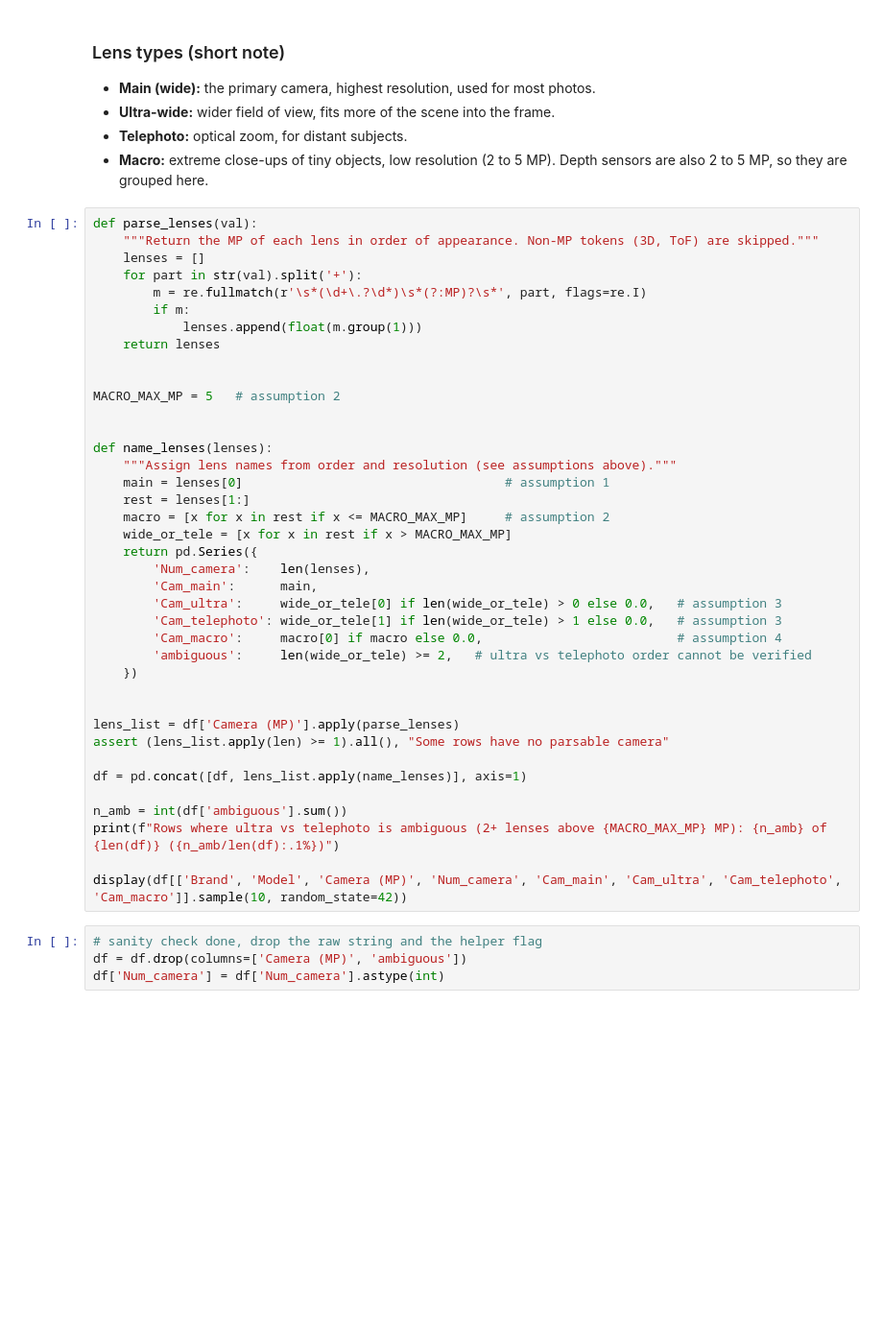
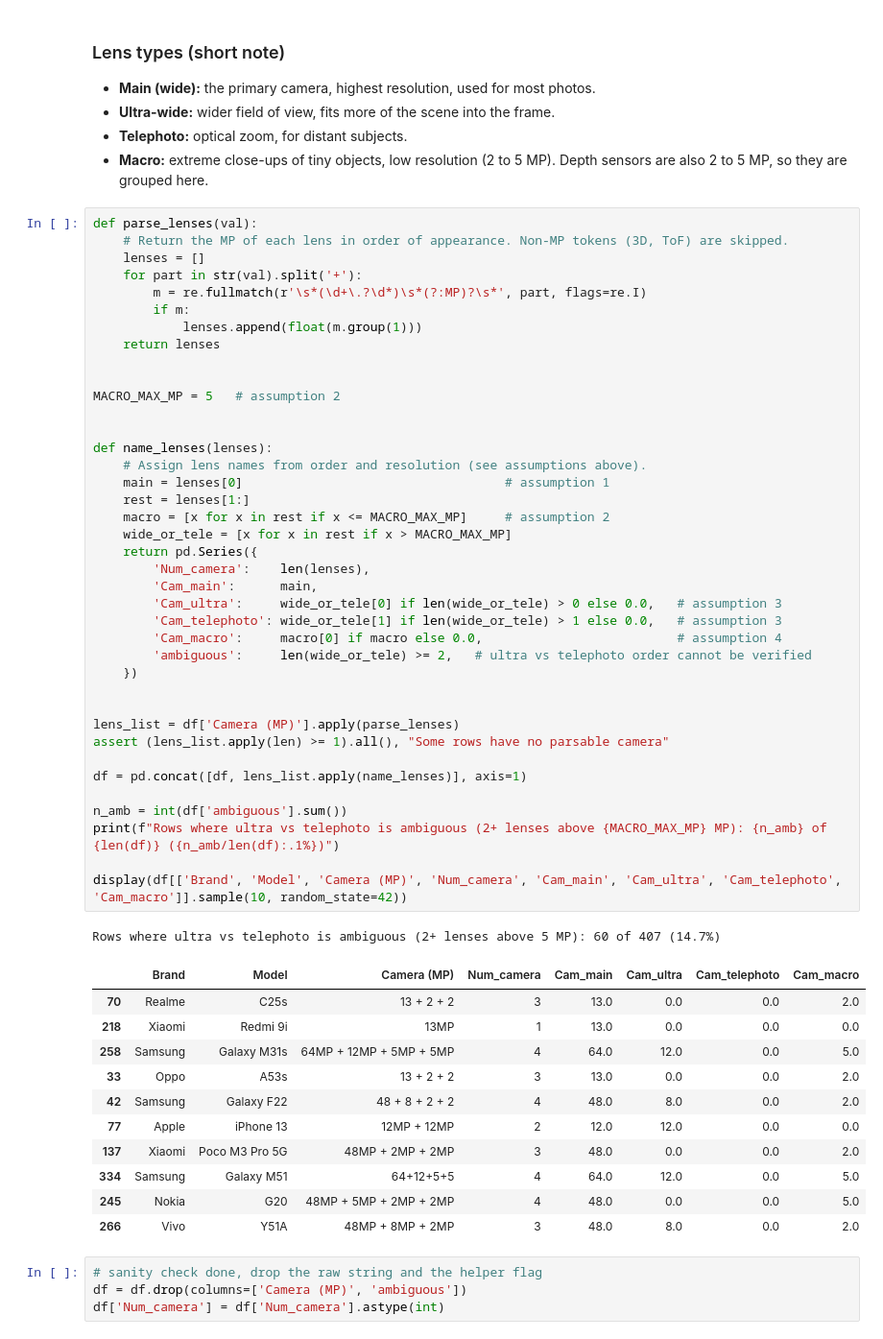
Before and after one commit to Rehobotw/phone-price-regression-from-scratch, a Jupyter notebook: notebooks/01-eda-and-cleaning.ipynb, the cells around one changed output. Shown at 96% size. Drawn from its saved outputs; the diff is of its cells as text; blank space fills up the shorter version.

```diff
--- a/notebooks/01-eda-and-cleaning.ipynb
+++ b/notebooks/01-eda-and-cleaning.ipynb
@@ -66,7 +98,7 @@ The dataset does **not** label the lens types, so the lens names below are **inf
 - **Macro:** extreme close-ups of tiny objects, low resolution (2 to 5 MP). Depth sensors are also 2 to 5 MP, so they are grouped here.
 # %%
 def parse_lenses(val):
-    """Return the MP of each lens in order of appearance. Non-MP tokens (3D, ToF) are skipped."""
+    # Return the MP of each lens in order of appearance. Non-MP tokens (3D, ToF) are skipped.
     lenses = []
     for part in str(val).split('+'):
         m = re.fullmatch(r'\s*(\d+\.?\d*)\s*(?:MP)?\s*', part, flags=re.I)
@@ -75,34 +107,47 @@ def parse_lenses(val):
     return lenses
 
 
 MACRO_MAX_MP = 5   # assumption 2
 
 
 def name_lenses(lenses):
-    """Assign lens names from order and resolution (see assumptions above)."""
+    # Assign lens names from order and resolution (see assumptions above).
     main = lenses[0]                                   # assumption 1
     rest = lenses[1:]
     macro = [x for x in rest if x <= MACRO_MAX_MP]     # assumption 2
     wide_or_tele = [x for x in rest if x > MACRO_MAX_MP]
     return pd.Series({
         'Num_camera':    len(lenses),
         'Cam_main':      main,
         'Cam_ultra':     wide_or_tele[0] if len(wide_or_tele) > 0 else 0.0,   # assumption 3
         'Cam_telephoto': wide_or_tele[1] if len(wide_or_tele) > 1 else 0.0,   # assumption 3
         'Cam_macro':     macro[0] if macro else 0.0,                          # assumption 4
         'ambiguous':     len(wide_or_tele) >= 2,   # ultra vs telephoto order cannot be verified
     })
 
 
 lens_list = df['Camera (MP)'].apply(parse_lenses)
 assert (lens_list.apply(len) >= 1).all(), "Some rows have no parsable camera"
 
 df = pd.concat([df, lens_list.apply(name_lenses)], axis=1)
 
 n_amb = int(df['ambiguous'].sum())
 print(f"Rows where ultra vs telephoto is ambiguous (2+ lenses above {MACRO_MAX_MP} MP): {n_amb} of {len(df)} ({n_amb/len(df):.1%})")
 
 display(df[['Brand', 'Model', 'Camera (MP)', 'Num_camera', 'Cam_main', 'Cam_ultra', 'Cam_telephoto', 'Cam_macro']].sample(10, random_state=42))
+# %% [output]
+Rows where ultra vs telephoto is ambiguous (2+ lenses above 5 MP): 60 of 407 (14.7%)
+|  | Brand | Model | Camera (MP) | Num_camera | Cam_main | Cam_ultra | Cam_telephoto | Cam_macro |
+| 70 | Realme | C25s | 13 + 2 + 2 | 3 | 13.0 | 0.0 | 0.0 | 2.0 |
+| 218 | Xiaomi | Redmi 9i | 13MP | 1 | 13.0 | 0.0 | 0.0 | 0.0 |
+| 258 | Samsung | Galaxy M31s | 64MP + 12MP + 5MP + 5MP | 4 | 64.0 | 12.0 | 0.0 | 5.0 |
+| 33 | Oppo | A53s | 13 + 2 + 2 | 3 | 13.0 | 0.0 | 0.0 | 2.0 |
+| 42 | Samsung | Galaxy F22 | 48 + 8 + 2 + 2 | 4 | 48.0 | 8.0 | 0.0 | 2.0 |
+| 77 | Apple | iPhone 13 | 12MP + 12MP | 2 | 12.0 | 12.0 | 0.0 | 0.0 |
+| 137 | Xiaomi | Poco M3 Pro 5G | 48MP + 2MP + 2MP | 3 | 48.0 | 0.0 | 0.0 | 2.0 |
+| 334 | Samsung | Galaxy M51 | 64+12+5+5 | 4 | 64.0 | 12.0 | 0.0 | 5.0 |
+| 245 | Nokia | G20 | 48MP + 5MP + 2MP + 2MP | 4 | 48.0 | 0.0 | 0.0 | 5.0 |
+| 266 | Vivo | Y51A | 48MP + 8MP + 2MP | 3 | 48.0 | 8.0 | 0.0 | 2.0 |
 # %%
 # sanity check done, drop the raw string and the helper flag
 df = df.drop(columns=['Camera (MP)', 'ambiguous'])
```
Also changed, not shown: parts of 16 cells of this notebook, 4 other files.
